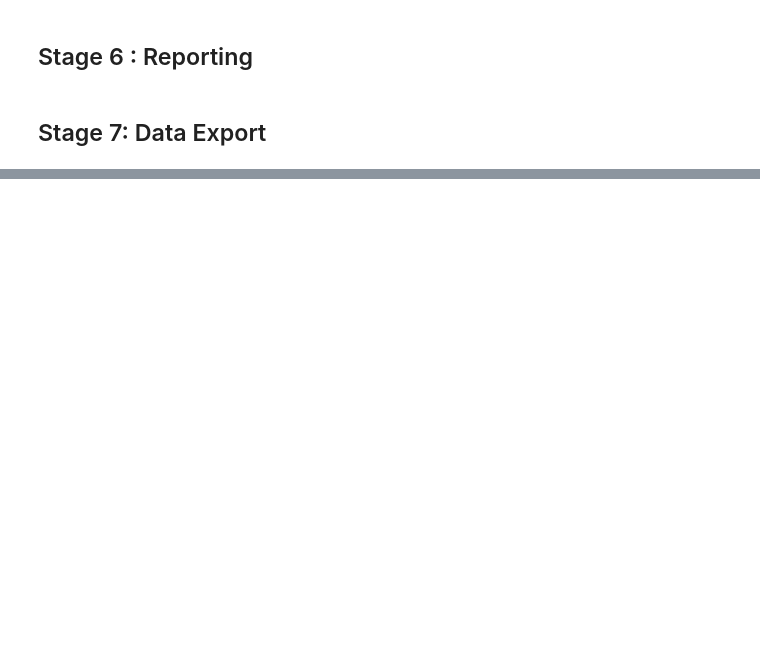
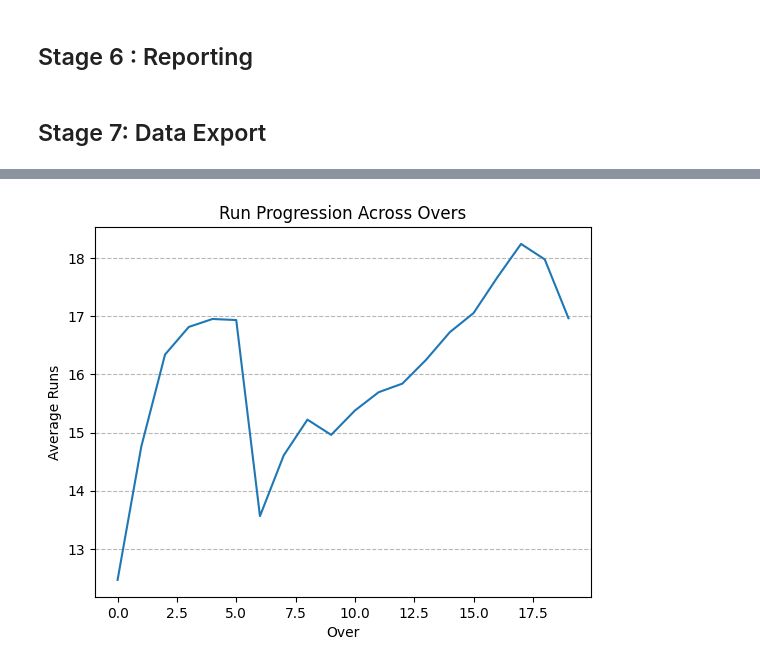
Before and after one commit to anshkhare1607-web/IplCaseStudyPandas, a Jupyter notebook: main.ipynb, the cells around one changed output, grey strips where cells are left out. Drawn from its saved outputs; the diff is of its cells as text; code cells hidden in the pictures; blank space fills up the shorter version.

```diff
--- a/main.ipynb
+++ b/main.ipynb
@@ -805,0 +983,10 @@ with pd.ExcelWriter("output/ipl_analysis.xlsx") as writer:
+# %%
+# average runs per over
+plt.plot(avg_runs_per_over['over'], avg_runs_per_over['avg_runs'])
+plt.title("Run Progression Across Overs")
+plt.xlabel("Over")
+plt.ylabel("Average Runs")
+plt.grid(axis='y', linestyle='--', alpha=0.9)
+plt.show()
+# %% [output]
+[figure, added]
```
Also changed, not shown: parts of 26 cells of this notebook, 2 other files.
